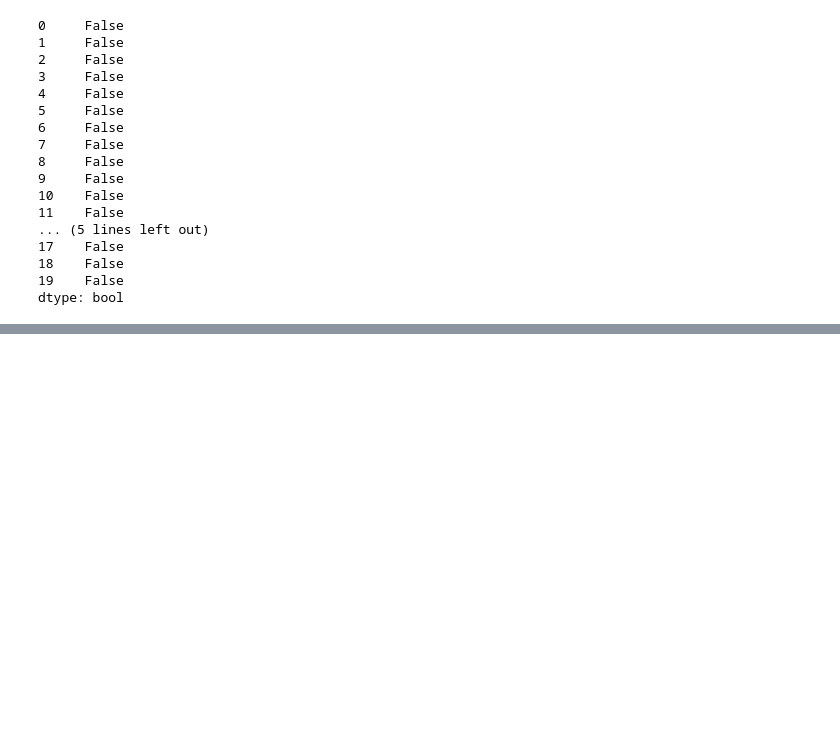
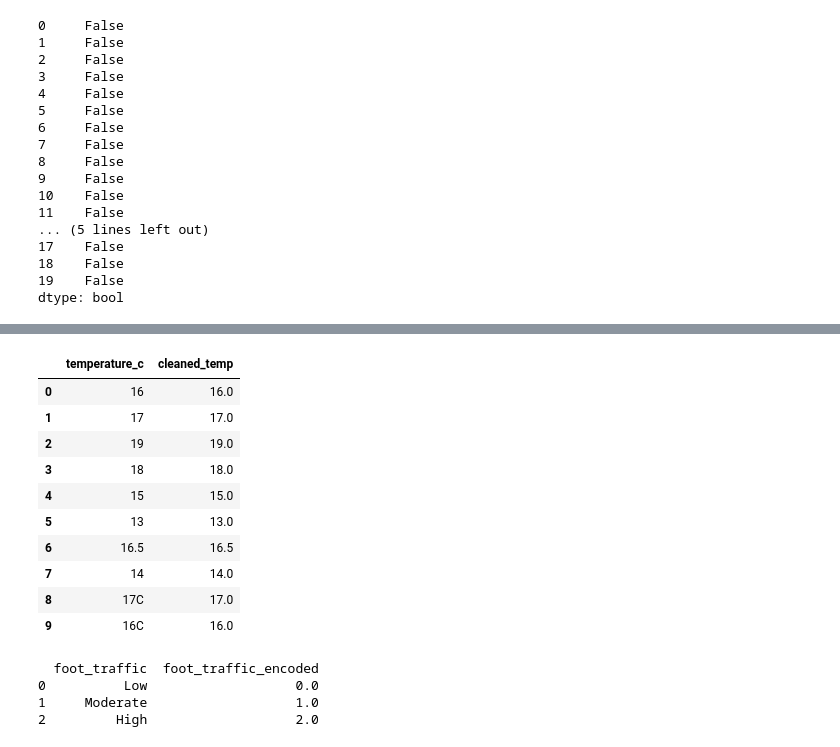
Before and after one commit to basedalgerianrin/ml-campus_data_project-colab, a Jupyter notebook: CampusDatasetProject.ipynb, the cells around one changed output, grey strips where cells are left out. Saved outputs shown, nothing was run; the diff lists cells and outputs as text; code cells hidden in the pictures; blank space fills up the shorter version.

```diff
--- a/CampusDatasetProject.ipynb
+++ b/CampusDatasetProject.ipynb
@@ -120,0 +144,16 @@ dtype: bool
+# %%
+# Define the Mapping dictionary
+
+sound_mapping = {
+    'Quiet' : 0,
+    'Moderate' : 1,
+    'Loud' : 2
+}
+
+df['sound_level_encoded'] = df['sound level'].map(sound_mapping)
+
+#Verify mapping and check data types
+print(df[['sound level', 'sound_level_encoded']]
+      .drop_duplicates()
+      .reset_index(drop=True)
+      )
@@ -120,0 +191,40 @@ dtype: bool
+# %%
+# Clean and convert 'temperature_c' to a numeric type, stripping any non-numeric characters (like 'C')
+df['cleaned_temp'] = pd.to_numeric(df['temperature_c'].astype(str).str.replace('C', '', case=False), errors='coerce')
+
+# Display the unique temperature values to verify the cleaning
+unique_temps = df[['temperature_c', 'cleaned_temp']].drop_duplicates().dropna().reset_index(drop=True)
+display(unique_temps.head(10))
+# %% [output]
+|  | temperature_c | cleaned_temp |
+| 0 | 16 | 16.0 |
+| 1 | 17 | 17.0 |
+| 2 | 19 | 19.0 |
+| 3 | 18 | 18.0 |
+| 4 | 15 | 15.0 |
+| 5 | 13 | 13.0 |
+| 6 | 16.5 | 16.5 |
+| 7 | 14 | 14.0 |
+| 8 | 17C | 17.0 |
+| 9 | 16C | 16.0 |
+# %%
+foot_mapping = {
+    'Low' : 0,
+    'Moderate' : 1,
+    'High' : 2
+}
+
+# Standardize column values to Title Case to handle mixed capitalization (like 'low' vs 'Low')
+df['foot_traffic_encoded'] = df['foot_traffic'].str.replace('c','C', case = True).map(foot_mapping)
+
+# Verify mapping
+print(df[['foot_traffic', 'foot_traffic_encoded']]
+      .drop_duplicates()
+      .dropna()
+      .reset_index(drop=True)
+      )
+# %% [output]
+  foot_traffic  foot_traffic_encoded
+0          Low                   0.0
+1     Moderate                   1.0
+2         High                   2.0
```
Also changed, not shown: parts of 10 cells of this notebook.
